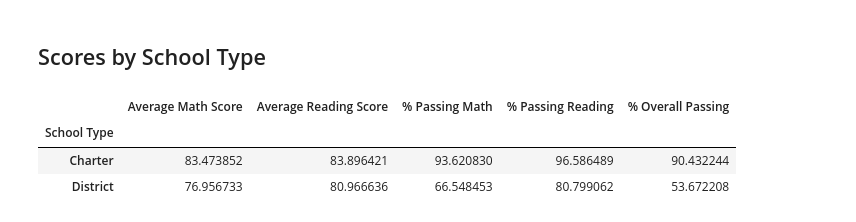
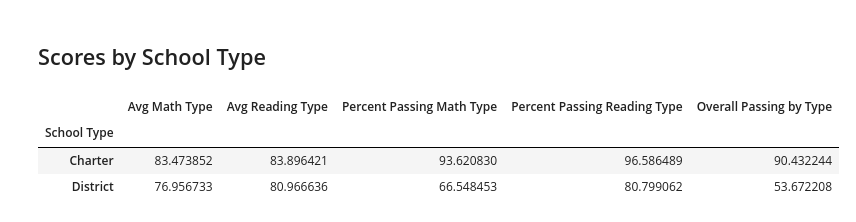
Before and after one commit to moisasleep/pandas-challenge, a Jupyter notebook: Mod4HW.ipynb, the cells around one changed output. Saved outputs shown, nothing was run; the diff lists cells and outputs as text; code cells hidden in the pictures.

```diff
--- a/Mod4HW.ipynb
+++ b/Mod4HW.ipynb
@@ -13,12 +13,16 @@ from pathlib import Path
 school_data_to_load = Path("Resources/schools_complete.csv")
 student_data_to_load = Path("Resources/students_complete.csv")
 
+
 # Read School and Student Data File and store into Pandas DataFrames
 school_data = pd.read_csv(school_data_to_load)
 student_data = pd.read_csv(student_data_to_load)
-
+school_data = school_data.dropna(axis=1,how='all')
+student_data = student_data.dropna(axis=1)
 # Combine the data into a single dataset.
 school_data_complete = pd.merge(student_data, school_data, how="left", on=["school_name", "school_name"])
+school_data_complete = school_data_complete.dropna(axis=1,how='all')
+#school_data_complete = school_data_complete.dropna(how='all')
 school_data_complete.head()
 # %% [output]
 |  | Student ID | student_name | gender | grade | school_name | reading_score | math_score | School ID | ... |
@@ -501,6 +508,6 @@ labels = ["Small (<1000)", "Medium (1000-2000)", "Large (2000-5000)"]
 # Categorize the spending based on the bins
 # Use `pd.cut` on the "Total Students" column of the `per_school_summary` DataFrame.
 
-per_school_summary["School Size"] = pd.cut(per_school_capita, spending_bins, labels=labels, right=False)
+per_school_summary["Total Students"] = pd.cut(per_school_counts, size_bins, labels=labels, right=False)
 per_school_summary
 # %% [output]
@@ -544,19 +555,21 @@ size_summary
 ## Scores by School Type
 # %%
 # Group the per_school_summary DataFrame by "School Type" and average the results.
-average_math_score_by_type = per_school_summary.groupby(["School Type"])["Average Math Score"].mean()
-average_reading_score_by_type = per_school_summary.groupby(["School Type"])["Average Reading Score"].mean()
-average_percent_passing_math_by_type = per_school_summary.groupby(["School Type"])["% Passing Math"].mean()
-average_percent_passing_reading_by_type = per_school_summary.groupby(["School Type"])["% Passing Reading"].mean()
-average_percent_overall_passing_by_type = per_school_summary.groupby(["School Type"])["% Overall Passing"].mean()
+average_math_score_by_type = per_school_summary.groupby(["School Type"])["Avg Math"].mean()
+average_reading_score_by_type = per_school_summary.groupby(["School Type"])["Avg Reading"].mean()
+average_percent_passing_math_by_type = per_school_summary.groupby(["School Type"])["Percent Passing Math"].mean()
+average_percent_passing_reading_by_type = per_school_summary.groupby(["School Type"])["Percent Passing Reading"].mean()
+average_percent_overall_passing_by_type = per_school_summary.groupby(["School Type"])["Overall Passing"].mean()
 # %%
 # Assemble the new data by type into a DataFrame called `type_summary`
-type_summary =
+type_summary = pd.DataFrame({"Avg Math Type":average_math_score_by_type,"Avg Reading Type":average_reading_score_by_type,
+"Percent Passing Math Type":average_percent_passing_math_by_type,"Percent Passing Reading Type":average_percent_passing_reading_by_type,
+"Overall Passing by Type":average_percent_overall_passing_by_type})
 
 # Display results
 type_summary
 # %% [output]
-|  | Average Math Score | Average Reading Score | % Passing Math | % Passing Reading | % Overall Passing |
+|  | Avg Math Type | Avg Reading Type | Percent Passing Math Type | Percent Passing Reading Type | Overall Passing by Type |
 | School Type |  |  |  |  |  |
 | Charter | 83.473852 | 83.896421 | 93.620830 | 96.586489 | 90.432244 |
 | District | 76.956733 | 80.966636 | 66.548453 | 80.799062 | 53.672208 |
```
Also changed, not shown: parts of 5 cells of this notebook, 4 other files.
